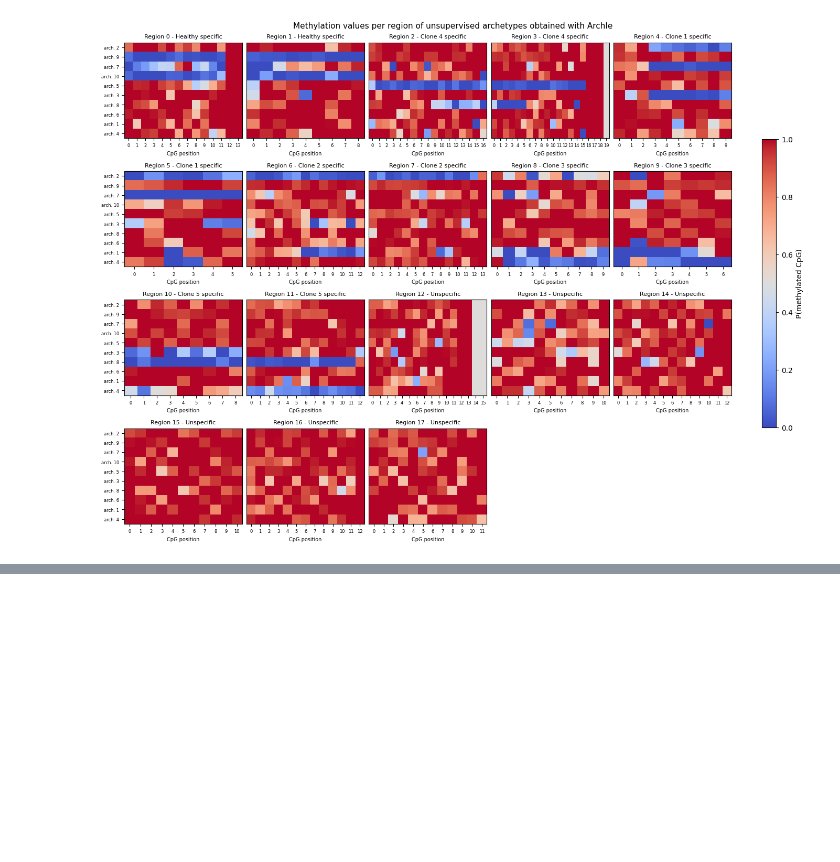
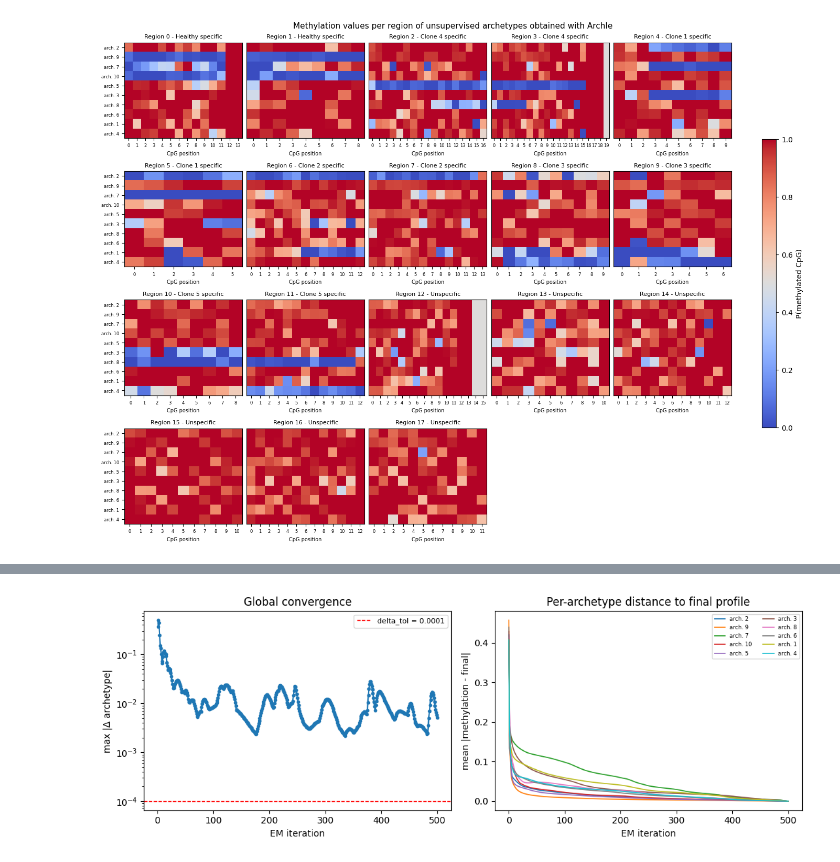
Before and after one commit to CompEpigen/syto, a Jupyter notebook: EDA/extract_soft_labels_from_noisy_samples/clone_archetypes/exp_clone_archetypes.ipynb, the cells around one changed output, grey strips where cells are left out. Cells and saved outputs as stored; diff of their text form; code cells hidden in the pictures; blank space fills up the shorter version.

```diff
--- a/EDA/extract_soft_labels_from_noisy_samples/clone_archetypes/exp_clone_archetypes.ipynb
+++ b/EDA/extract_soft_labels_from_noisy_samples/clone_archetypes/exp_clone_archetypes.ipynb
@@ -1773,0 +1904,41 @@ plt.show()
+# %%
+# Quantitative companion to the animation: (left) global convergence, the max
+# absolute archetype change per iteration on a log scale; (right) per-archetype
+# distance to the final methylation profile (mean |mu_t - mu_final| over all
+# regions and CpGs), showing which archetypes stabilize early vs late.
+final = exp3_history[-1]["archetypes"]
+hist_region_ids = list(final.keys())
+all_iters = [s["iteration"] for s in exp3_history]
+
+traj = np.zeros((len(exp3_history), EXP3_N_ARCHETYPES))
+for t, snap in enumerate(exp3_history):
+    for a in range(EXP3_N_ARCHETYPES):
+        diffs = np.concatenate(
+            [np.abs(snap["archetypes"][r][a] - final[r][a]) for r in hist_region_ids]
+        )
+        traj[t, a] = diffs.mean()
+
+# Convergence: delta per iteration (skip frame 0 whose delta is inf by convention).
+conv_iters = [s["iteration"] for s in exp3_history[1:]]
+conv_deltas = [s["delta"] for s in exp3_history[1:]]
+
+fig, (ax1, ax2) = plt.subplots(1, 2, figsize=(11, 4))
+ax1.semilogy(conv_iters, conv_deltas, marker="o", ms=3)
+ax1.axhline(EXP3_DELTA_TOL, color="red", ls="--", lw=1, label=f"delta_tol = {EXP3_DELTA_TOL:g}")
+ax1.set_xlabel("EM iteration")
+ax1.set_ylabel("max |\u0394 archetype|")
+ax1.set_title("Global convergence")
+ax1.legend(fontsize=8)
+
+cmap = plt.get_cmap("tab20" if EXP3_N_ARCHETYPES > 10 else "tab10")
+for i, a in enumerate(arch_order):
+    ax2.plot(all_iters, traj[:, a], label=f"arch. {a + 1}", lw=1.2, color=cmap(i % cmap.N))
+ax2.set_xlabel("EM iteration")
+ax2.set_ylabel("mean |methylation - final|")
+ax2.set_title("Per-archetype distance to final profile")
+ax2.legend(fontsize=6, ncol=2)
+
+plt.tight_layout()
+plt.show()
+# %% [output]
+[figure, added]
```
Also changed, not shown: parts of 8 cells of this notebook, 1 other file.
